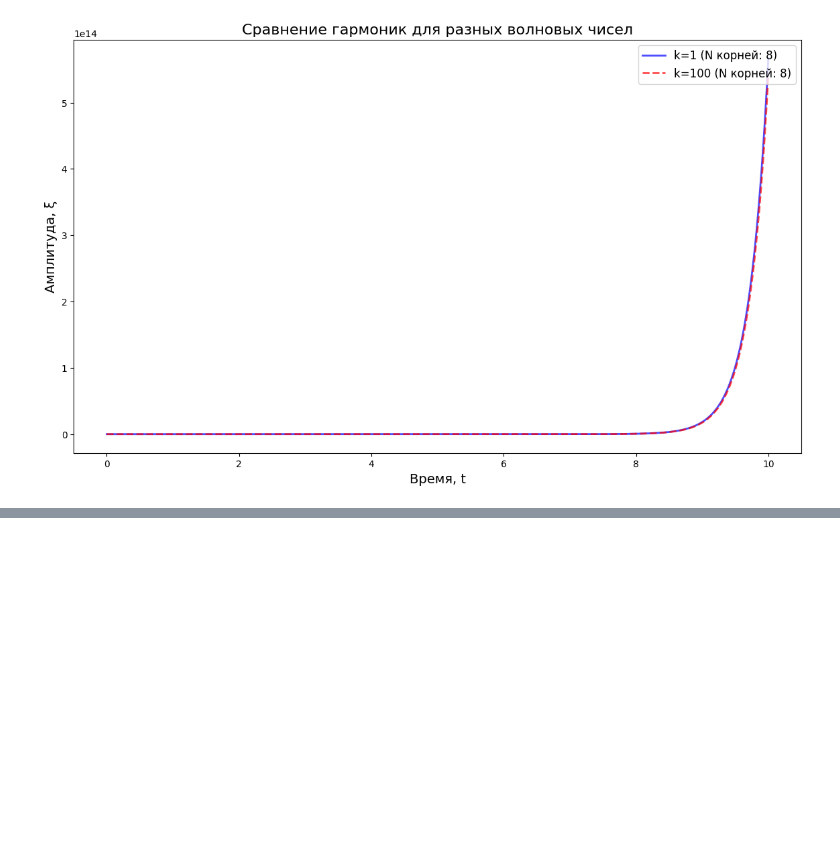
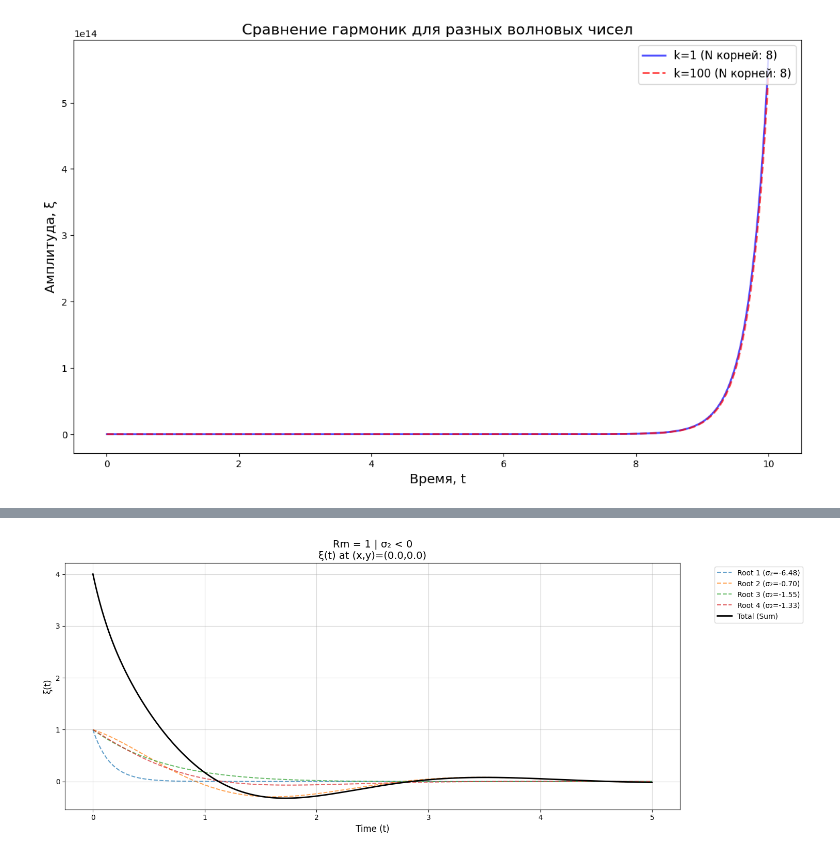
Before and after one commit to ilsurgumerov/MHD_Rotating_Fluids, a Jupyter notebook: MHD.ipynb, the cells around one changed output, grey strips where cells are left out. Saved outputs shown, nothing was run; the diff lists cells and outputs as text; code cells hidden in the pictures; blank space fills up the shorter version.

```diff
--- a/MHD.ipynb
+++ b/MHD.ipynb
@@ -1020,0 +1062,52 @@ plt.show()
+# %%
+def ksi_total_filtered(t, roots, A_val, k_val, l_val, x_val, y_val, filter_condition):
+    # Фильтрация корней по условию
+    filtered_roots = [root for root in roots if filter_condition(root)]
+
+    # Если нет подходящих корней
+    if not filtered_roots:
+        raise ValueError("No roots satisfy the condition")
+
+    # Сумма оставшихся корней
+    total = np.zeros_like(t, dtype=np.float64)
+    for root in filtered_roots:
+        total += ksi_single(t, root, A_val, k_val, l_val, x_val, y_val)
+    return total, filtered_roots
+
+# Условие фильтрации: σ₂ < 0
+def negative_sigma2_condition(root):
+    return root.imag < 0
+
+# Пример для Rm = 1
+Rm_val = 1
+params = base_params.copy()
+params[Rm] = Rm_val
+roots = get_all_roots(params)
+
+try:
+    # Суммарный график только для σ₂ < 0
+    total_ksi, filtered_roots = ksi_total_filtered(t_values, roots, A_val, k_val, l_val, x_val, y_val, negative_sigma2_condition)
+
+    # Визуализация
+    plt.figure(figsize=(15, 6))
+
+    # Графики для каждого отфильтрованного корня
+    for i, root in enumerate(filtered_roots):
+        ksi_vals = [ksi_single(t, root, A_val, k_val, l_val, x_val, y_val) for t in t_values]
+        plt.plot(t_values, ksi_vals, linestyle='--', alpha=0.7, label=f'Root {i+1} (σ₂={root.imag:.2f})')
+
+    # Суммарный график
+    plt.plot(t_values, total_ksi, 'k-', linewidth=2, label='Total (Sum)')
+
+    plt.title(f'Rm = {Rm_val} | σ₂ < 0\nξ(t) at (x,y)=({x_val},{y_val})', fontsize=14)
+    plt.xlabel('Time (t)', fontsize=12)
+    plt.ylabel('ξ(t)', fontsize=12)
+    plt.grid(True, alpha=0.5)
+    plt.legend(bbox_to_anchor=(1.05, 1), loc='upper left')
+    plt.tight_layout()
+    plt.show()
+
+except ValueError as e:
+    print(f"Для Rm={Rm_val}: {e}")
+# %% [output]
+[figure, added]
```
Also changed, not shown: parts of 18 cells of this notebook.
